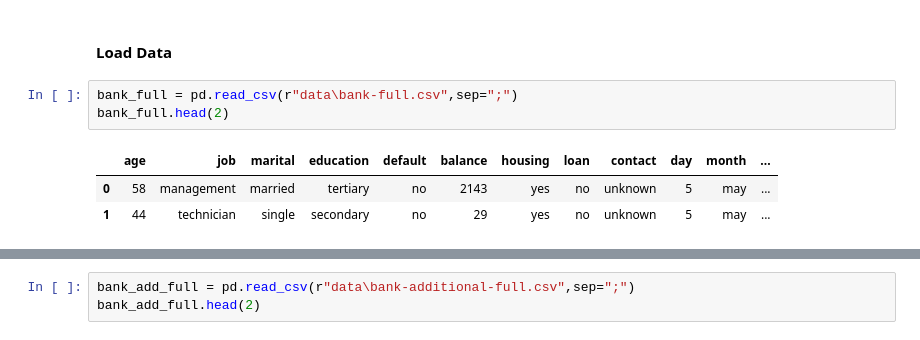
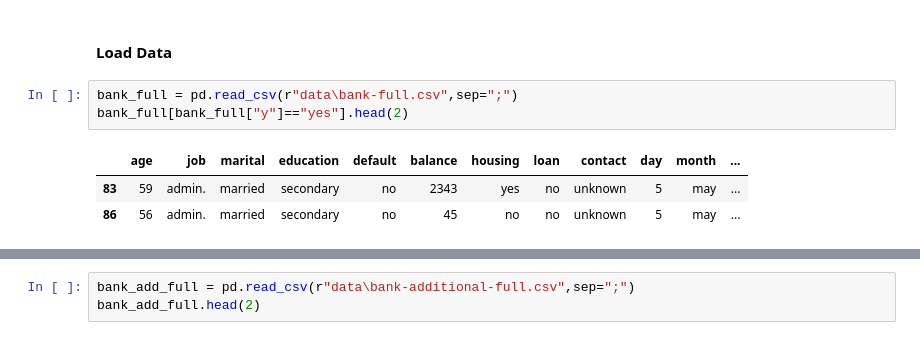
Before and after one commit to Kwamena-A-Yamoah/term-deposit-subscription-prediction, a Jupyter notebook: Notebook.ipynb, the cells around one changed output, grey strips where cells are left out. Drawn from its saved outputs; the diff is of its cells as text.

```diff
--- a/project.ipynb
+++ b/Notebook.ipynb
@@ -118,8 +118,8 @@ import sklearn
 #### Load Data
 # %%
 bank_full = pd.read_csv(r"data\bank-full.csv",sep=";")
-bank_full.head(2)
+bank_full[bank_full["y"]=="yes"].head(2)
 # %% [output]
 |  | age | job | marital | education | default | balance | housing | loan | contact | day | month | ... |
-| 0 | 58 | management | married | tertiary | no | 2143 | yes | no | unknown | 5 | may | ... |
-| 1 | 44 | technician | single | secondary | no | 29 | yes | no | unknown | 5 | may | ... |
+| 83 | 59 | admin. | married | secondary | no | 2343 | yes | no | unknown | 5 | may | ... |
+| 86 | 56 | admin. | married | secondary | no | 45 | no | no | unknown | 5 | may | ... |
```
Also changed, not shown: parts of 1 cell of this notebook.
